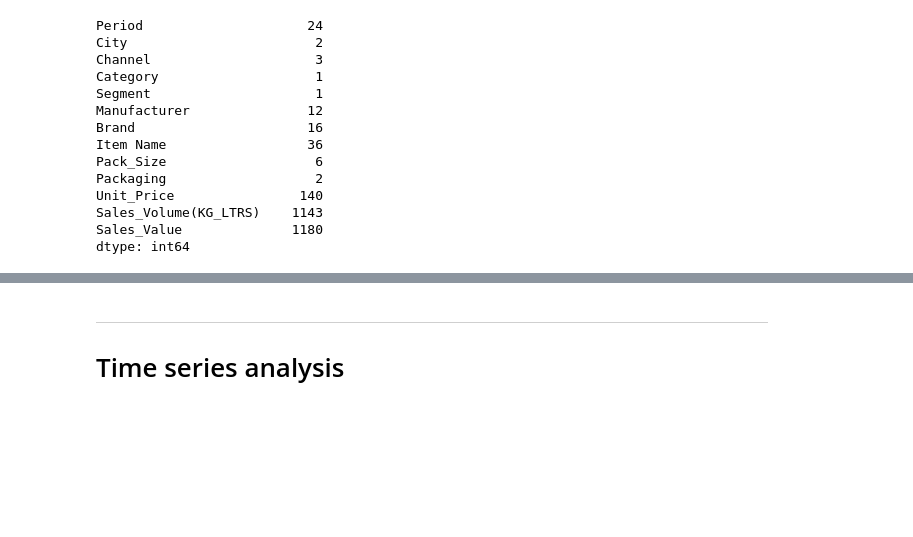
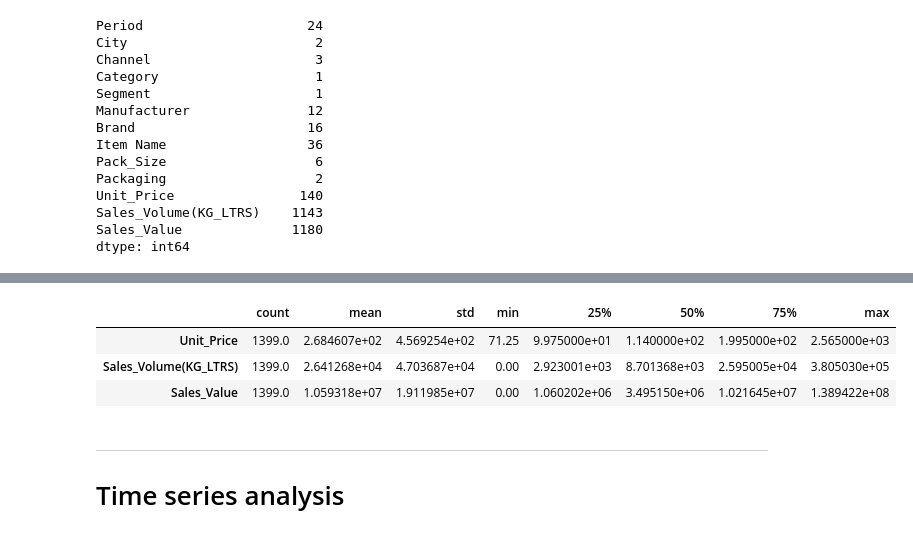
Before and after one commit to jude-san/indabax_hackathon12, a Jupyter notebook: Items_EDA.ipynb, the cells around one changed output, grey strips where cells are left out. Cells and saved outputs as stored; diff of their text form; code cells hidden in the pictures; blank space fills up the shorter version.

Commit message:
Describe data

```diff
--- a/Items_EDA.ipynb
+++ b/Items_EDA.ipynb
@@ -67,3 +91,10 @@ dtype: int64
+# %%
+df[["Unit_Price", "Sales_Volume(KG_LTRS)", "Sales_Value"]].describe().T
+# %% [output]
+|  | count | mean | std | min | 25% | 50% | 75% | max |
+| Unit_Price | 1399.0 | 2.684607e+02 | 4.569254e+02 | 71.25 | 9.975000e+01 | 1.140000e+02 | 1.995000e+02 | 2.565000e+03 |
+| Sales_Volume(KG_LTRS) | 1399.0 | 2.641268e+04 | 4.703687e+04 | 0.00 | 2.923001e+03 | 8.701368e+03 | 2.595005e+04 | 3.805030e+05 |
+| Sales_Value | 1399.0 | 1.059318e+07 | 1.911985e+07 | 0.00 | 1.060202e+06 | 3.495150e+06 | 1.021645e+07 | 1.389422e+08 |
 # %% [markdown]
 ***
 # Time series analysis
```
Also changed, not shown: parts of 1 cell of this notebook.
